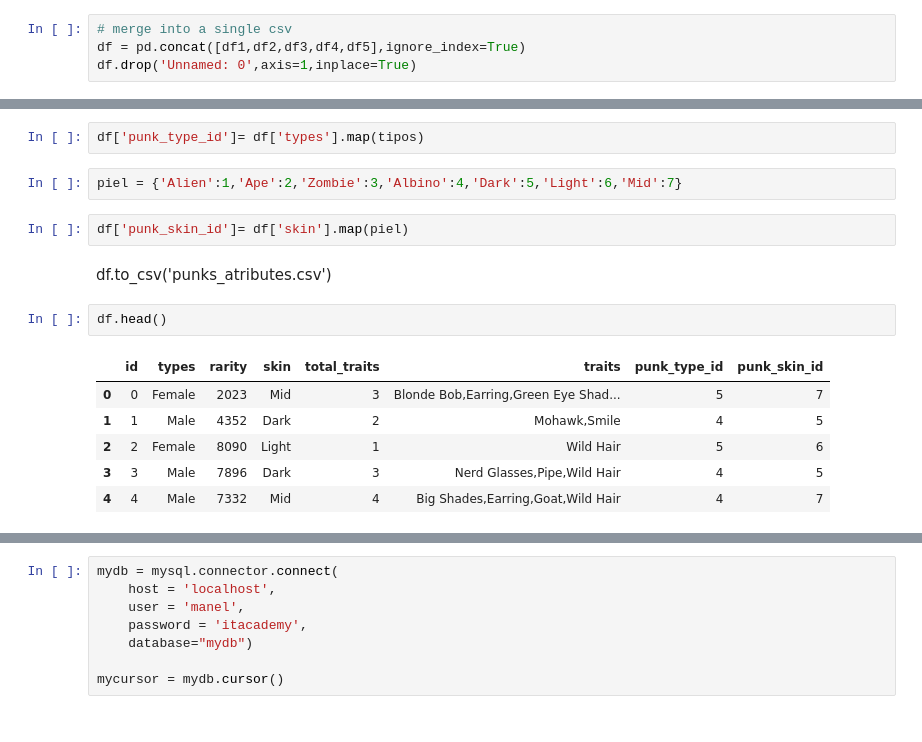
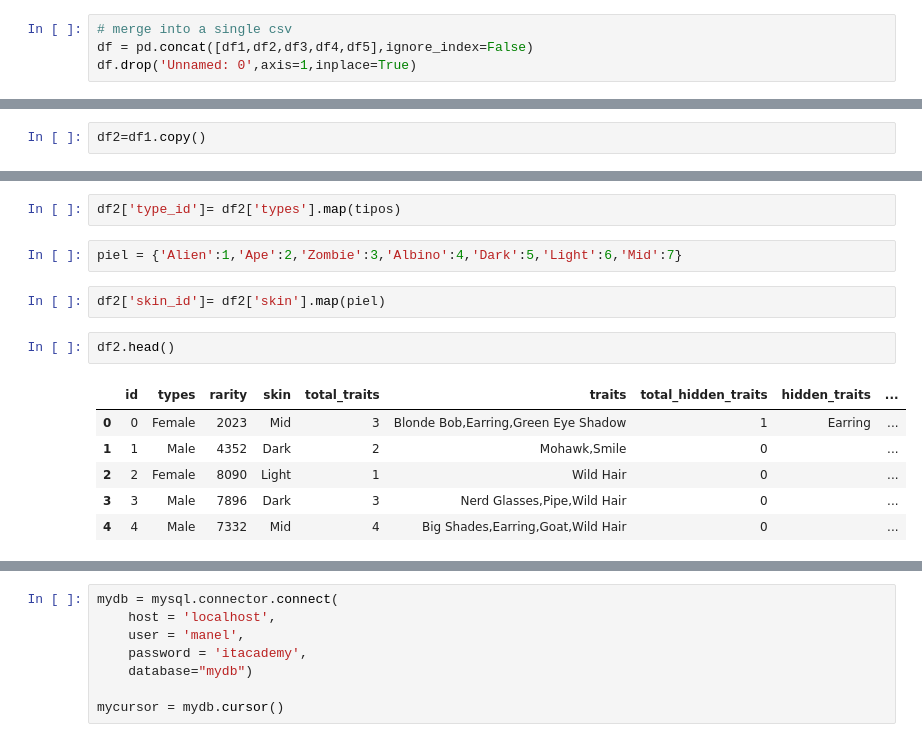
Before and after one commit to ManelForcales/IT_academy_DS_project, a Jupyter notebook: Fase1_ETL/Clean_data.ipynb, the cells around one changed output, grey strips where cells are left out. Drawn from its saved outputs; the diff is of its cells as text.

```diff
--- a/Fase1_ETL/Clean_data.ipynb
+++ b/Fase1_ETL/Clean_data.ipynb
@@ -12,7 +12,7 @@ df4 = pd.read_csv('punks_atributes4.csv')
 df5 = pd.read_csv('punks_atributes5.csv')
 # %%
 # merge into a single csv
-df = pd.concat([df1,df2,df3,df4,df5],ignore_index=True)
+df = pd.concat([df1,df2,df3,df4,df5],ignore_index=False)
 df.drop('Unnamed: 0',axis=1,inplace=True)
 # %%
 # tenemos 10,000 punks
@@ -286,0 +193,2 @@ dic2
+# %%
+df2=df1.copy()
@@ -287,19 +204,17 @@ dic2
 # %%
 tipos = {'Alien':1,'Ape':2,'Zombie':3,'Male':4,'Female':5}
 # %%
-df['punk_type_id']= df['types'].map(tipos)
+df2['type_id']= df2['types'].map(tipos)
 # %%
 piel = {'Alien':1,'Ape':2,'Zombie':3,'Albino':4,'Dark':5,'Light':6,'Mid':7}
 # %%
-df['punk_skin_id']= df['skin'].map(piel)
+df2['skin_id']= df2['skin'].map(piel)
-# %% [markdown]
-df.to_csv('punks_atributes.csv')
 # %%
-df.head()
+df2.head()
 # %% [output]
-|  | id | types | rarity | skin | total_traits | traits | punk_type_id | punk_skin_id |
-| 0 | 0 | Female | 2023 | Mid | 3 | Blonde Bob,Earring,Green Eye Shad... | 5 | 7 |
-| 1 | 1 | Male | 4352 | Dark | 2 | Mohawk,Smile | 4 | 5 |
-| 2 | 2 | Female | 8090 | Light | 1 | Wild Hair | 5 | 6 |
-| 3 | 3 | Male | 7896 | Dark | 3 | Nerd Glasses,Pipe,Wild Hair | 4 | 5 |
-| 4 | 4 | Male | 7332 | Mid | 4 | Big Shades,Earring,Goat,Wild Hair | 4 | 7 |
+|  | id | types | rarity | skin | total_traits | traits | total_hidden_traits | hidden_traits | ... |
+| 0 | 0 | Female | 2023 | Mid | 3 | Blonde Bob,Earring,Green Eye Shadow | 1 | Earring | ... |
+| 1 | 1 | Male | 4352 | Dark | 2 | Mohawk,Smile | 0 |  | ... |
+| 2 | 2 | Female | 8090 | Light | 1 | Wild Hair | 0 |  | ... |
+| 3 | 3 | Male | 7896 | Dark | 3 | Nerd Glasses,Pipe,Wild Hair | 0 |  | ... |
+| 4 | 4 | Male | 7332 | Mid | 4 | Big Shades,Earring,Goat,Wild Hair | 0 |  | ... |
```
Also changed, not shown: parts of 25 cells of this notebook, 17 other files.
